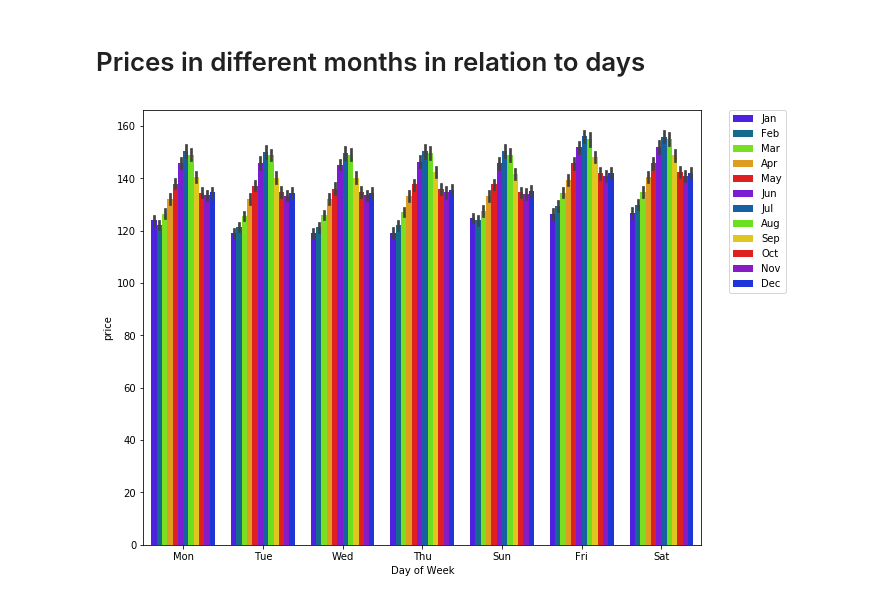
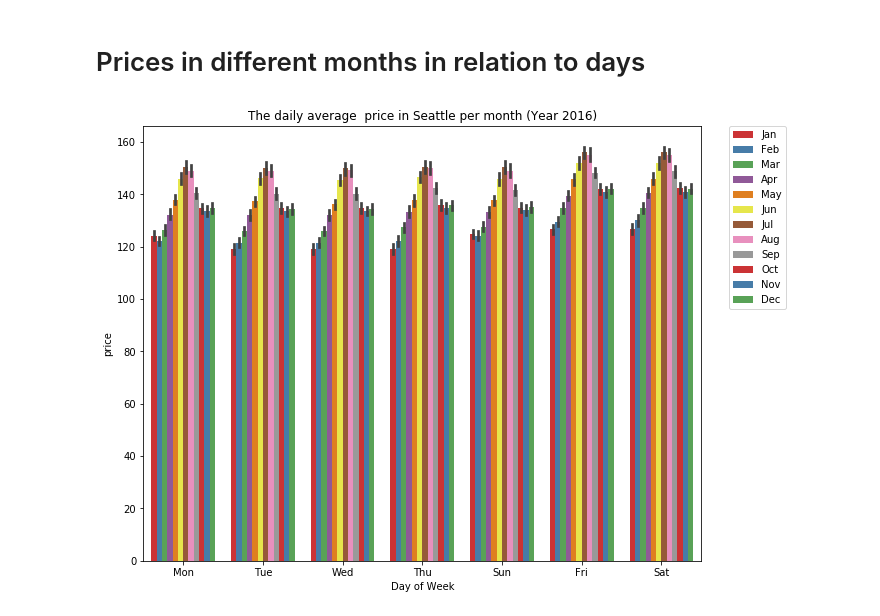
Before and after one commit to OliviaNabbosa89/DS_project1, a Jupyter notebook: Calendar_analysis.ipynb, the cells around one changed output. Drawn from its saved outputs; the diff is of its cells as text; code cells hidden in the pictures.

```diff
--- a/Calendar_analysis.ipynb
+++ b/Calendar_analysis.ipynb
@@ -163,7 +186,8 @@ plt.legend(bbox_to_anchor=(1.05, 1), loc=2, borderaxespad=0.);
 # Prices in different months in relation to days
 # %%
 plt.figure(figsize=(10,8))
-sns.barplot(x='Day of Week',y='price',data=df,hue='Month',palette='prism')
-plt.legend(bbox_to_anchor=(1.05, 1), loc=2, borderaxespad=0.);
+sns.barplot(x='Day of Week',y='price',data=df,hue='Month',palette='Set1')
+plt.legend(bbox_to_anchor=(1.05, 1), loc=2, borderaxespad=0.)
+plt.title('The daily average  price in Seattle per month (Year 2016)');
 # %% [output]
-[figure, old version]
+[figure, new version]
```
Also changed, not shown: parts of 16 cells of this notebook, 4 other files.
